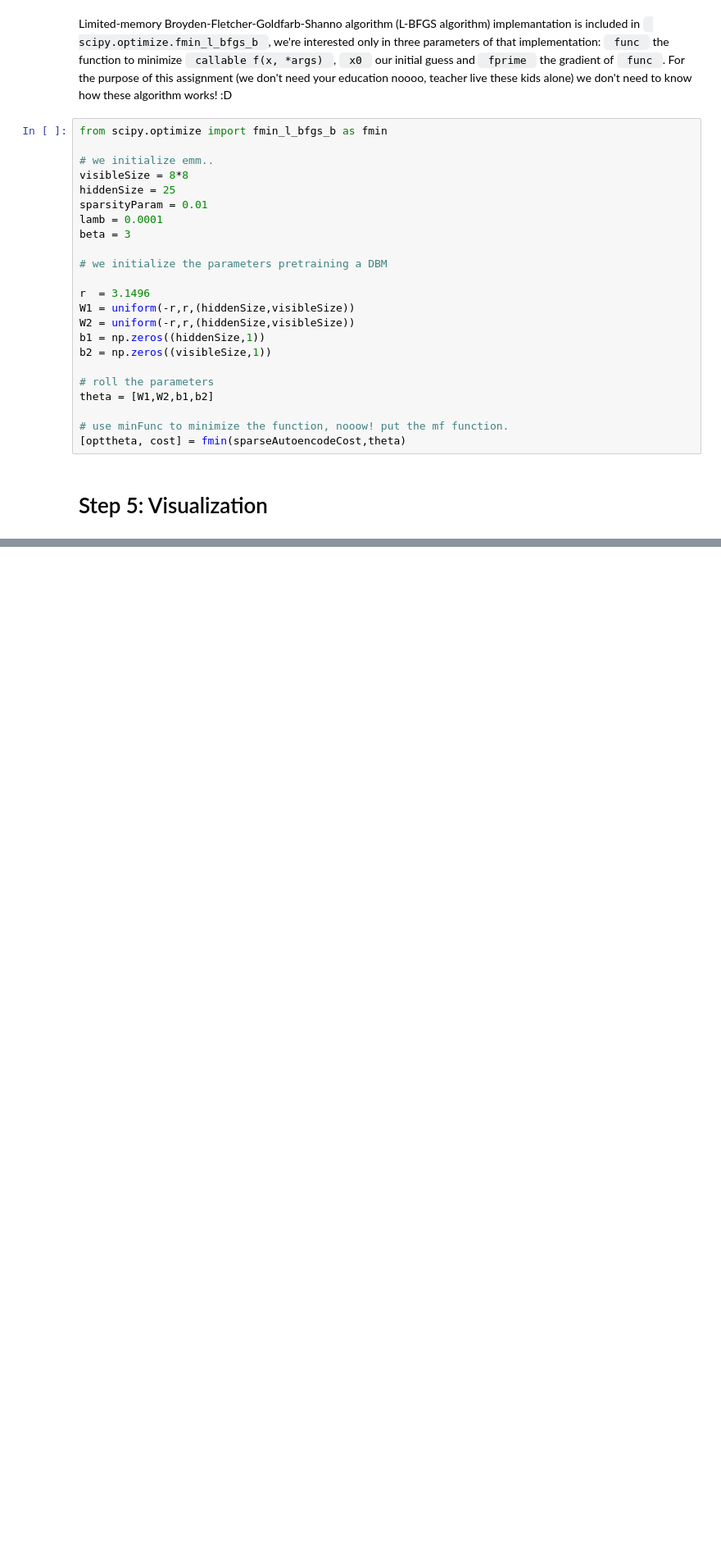
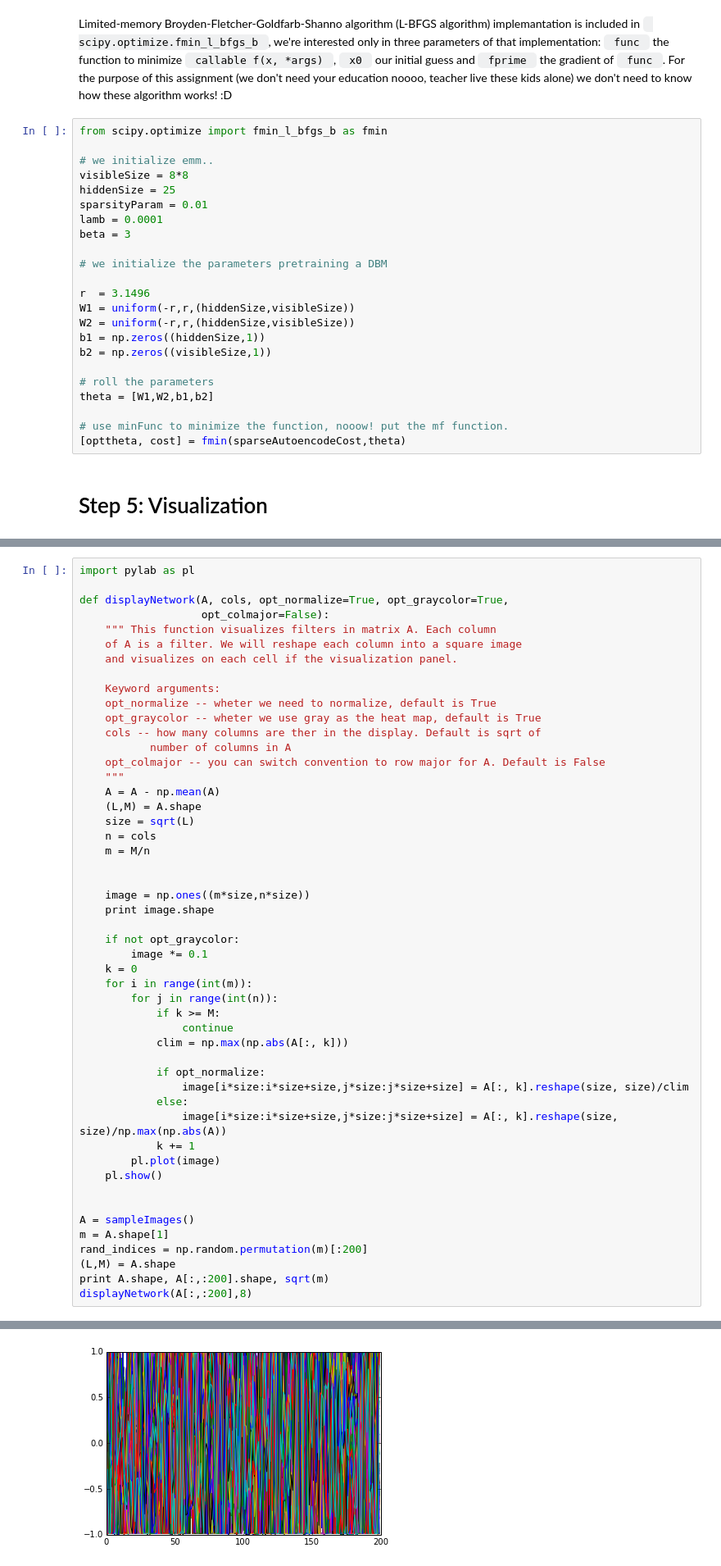
Before and after one commit to jaundavid/2019764, a Jupyter notebook: SparseAutoenconder.ipynb, the cells around one changed output, grey strips where cells are left out. Shown: that part at 82% size. Saved outputs shown, nothing was run; the diff lists cells and outputs as text; blank space fills up the shorter version.

Commit message:
visualization

```diff
--- a/SparseAutoenconder.ipynb
+++ b/SparseAutoenconder.ipynb
@@ -182,0 +186,51 @@ Step 5: Visualization
+# %%
+import pylab as pl
+
+def displayNetwork(A, cols, opt_normalize=True, opt_graycolor=True,
+                   opt_colmajor=False):
+    """ This function visualizes filters in matrix A. Each column
+    of A is a filter. We will reshape each column into a square image
+    and visualizes on each cell if the visualization panel.
+
+    Keyword arguments:
+    opt_normalize -- wheter we need to normalize, default is True
+    opt_graycolor -- wheter we use gray as the heat map, default is True
+    cols -- how many columns are ther in the display. Default is sqrt of
+           number of columns in A
+    opt_colmajor -- you can switch convention to row major for A. Default is False
+    """
+    A = A - np.mean(A)
+    (L,M) = A.shape
+    size = sqrt(L)
+    n = cols
+    m = M/n
+
+
+    image = np.ones((m*size,n*size))
+    print image.shape
+
+    if not opt_graycolor:
+        image *= 0.1
+    k = 0
+    for i in range(int(m)):
+        for j in range(int(n)):
+            if k >= M:
+                continue
+            clim = np.max(np.abs(A[:, k]))
+
+            if opt_normalize:
+                image[i*size:i*size+size,j*size:j*size+size] = A[:, k].reshape(size, size)/clim
+            else:
+                image[i*size:i*size+size,j*size:j*size+size] = A[:, k].reshape(size, size)/np.max(np.abs(A))
+            k += 1
+        pl.plot(image)
+    pl.show()
+
+
+A = sampleImages()
+m = A.shape[1]
+rand_indices = np.random.permutation(m)[:200]
+(L,M) = A.shape
+print A.shape, A[:,:200].shape, sqrt(m)
+displayNetwork(A[:,:200],8)
+# %% [output]
@@ -182,0 +239 @@ Step 5: Visualization
+[figure, added]
```
Also changed, not shown: parts of 4 cells of this notebook.
